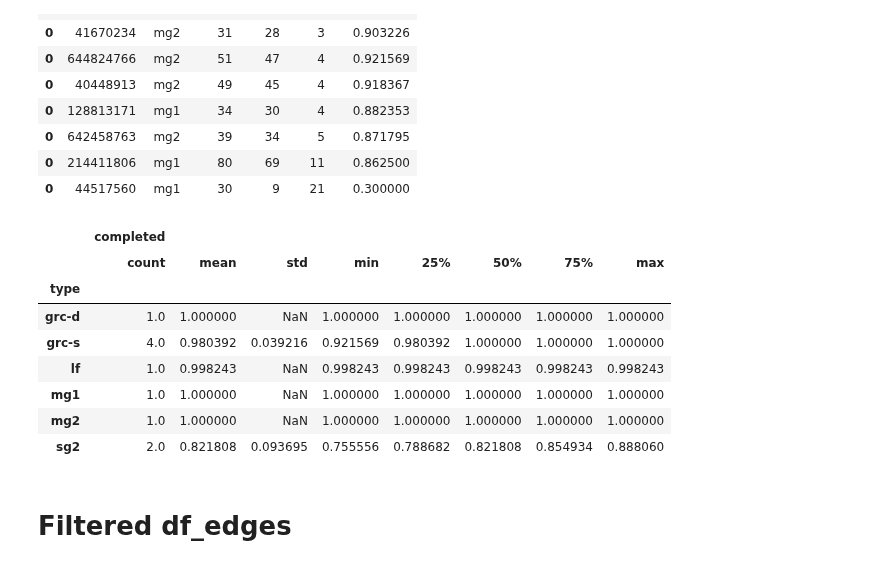
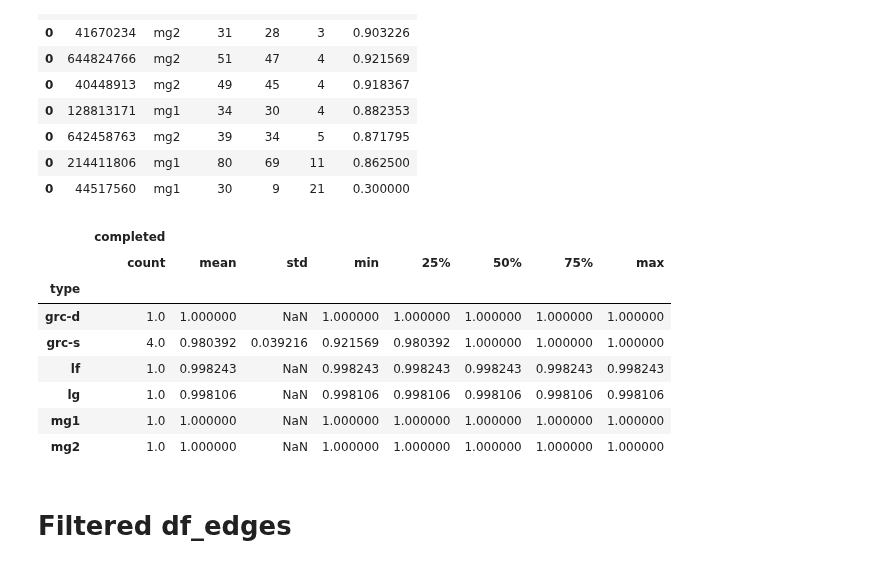
Before and after one commit to neurologic/eCREST, a Jupyter notebook: Connectivity.ipynb, the cells around one changed output. Drawn from its saved outputs; the diff is of its cells as text; code cells hidden in the pictures.

```diff
--- a/Connectivity.ipynb
+++ b/Connectivity.ipynb
@@ -733,17 +718,17 @@ df_progress[df_progress['id'].isin(labeled_recent)].sort_values('todo')
 | 0 | 214411806 | mg1 | 80 | 69 | 11 | 0.862500 |
 | 0 | 44517560 | mg1 | 30 | 9 | 21 | 0.300000 |
 # %%
-df_progress[df_progress['completed']>0.75][['id','type','completed']].groupby('type').describe()
+df_progress[df_progress['completed']>0.9][['id','type','completed']].groupby('type').describe()
 # %% [output]
 |  | completed |  |  |  |  |  |  |  |
 |  | count | mean | std | min | 25% | 50% | 75% | max |
 | type |  |  |  |  |  |  |  |  |
 | grc-d | 1.0 | 1.000000 | NaN | 1.000000 | 1.000000 | 1.000000 | 1.000000 | 1.000000 |
 | grc-s | 4.0 | 0.980392 | 0.039216 | 0.921569 | 0.980392 | 1.000000 | 1.000000 | 1.000000 |
 | lf | 1.0 | 0.998243 | NaN | 0.998243 | 0.998243 | 0.998243 | 0.998243 | 0.998243 |
+| lg | 1.0 | 0.998106 | NaN | 0.998106 | 0.998106 | 0.998106 | 0.998106 | 0.998106 |
 | mg1 | 1.0 | 1.000000 | NaN | 1.000000 | 1.000000 | 1.000000 | 1.000000 | 1.000000 |
 | mg2 | 1.0 | 1.000000 | NaN | 1.000000 | 1.000000 | 1.000000 | 1.000000 | 1.000000 |
-| sg2 | 2.0 | 0.821808 | 0.093695 | 0.755556 | 0.788682 | 0.821808 | 0.854934 | 0.888060 |
 # %% [markdown]
 # Filtered df_edges
 # %%
```
Also changed, not shown: parts of 12 cells of this notebook, 2 other files.
